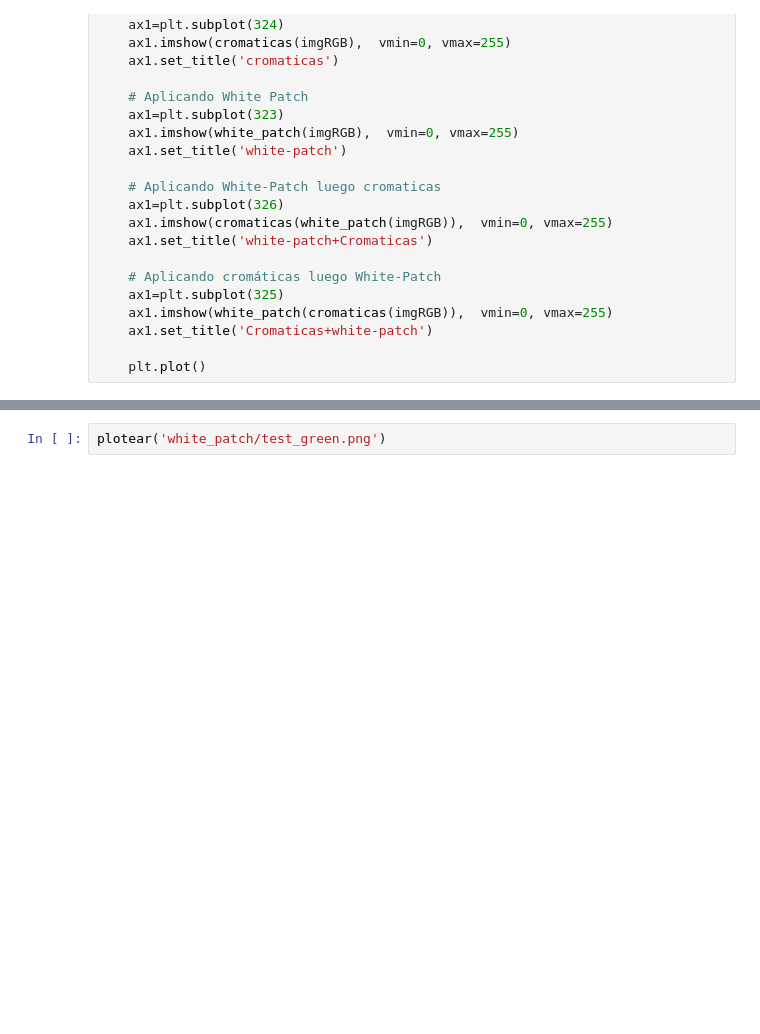
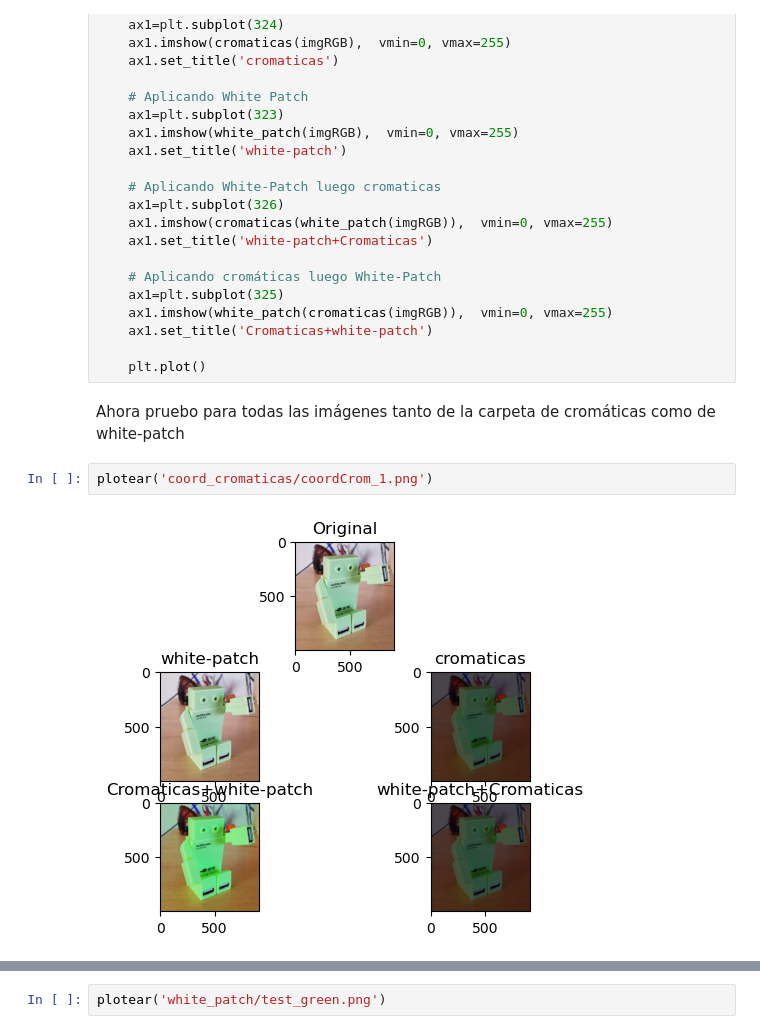
Before and after one commit to juanpsch/vision_computadora_I, a Jupyter notebook: Material_TPs/TP1/TP1.ipynb, the cells around one changed output, grey strips where cells are left out. Drawn from its saved outputs; the diff is of its cells as text; blank space fills up the shorter version.

```diff
--- a/Material_TPs/TP1/TP1.ipynb
+++ b/Material_TPs/TP1/TP1.ipynb
@@ -83,3 +89,9 @@ def plotear(imagen):
     ax1.set_title('Cromaticas+white-patch')
 
     plt.plot()
+# %% [markdown]
+Ahora pruebo para todas las imágenes tanto de la carpeta de cromáticas como de white-patch
+# %%
+plotear('coord_cromaticas/coordCrom_1.png')
+# %% [output]
+[figure, added]
```
Also changed, not shown: parts of 16 cells of this notebook.
